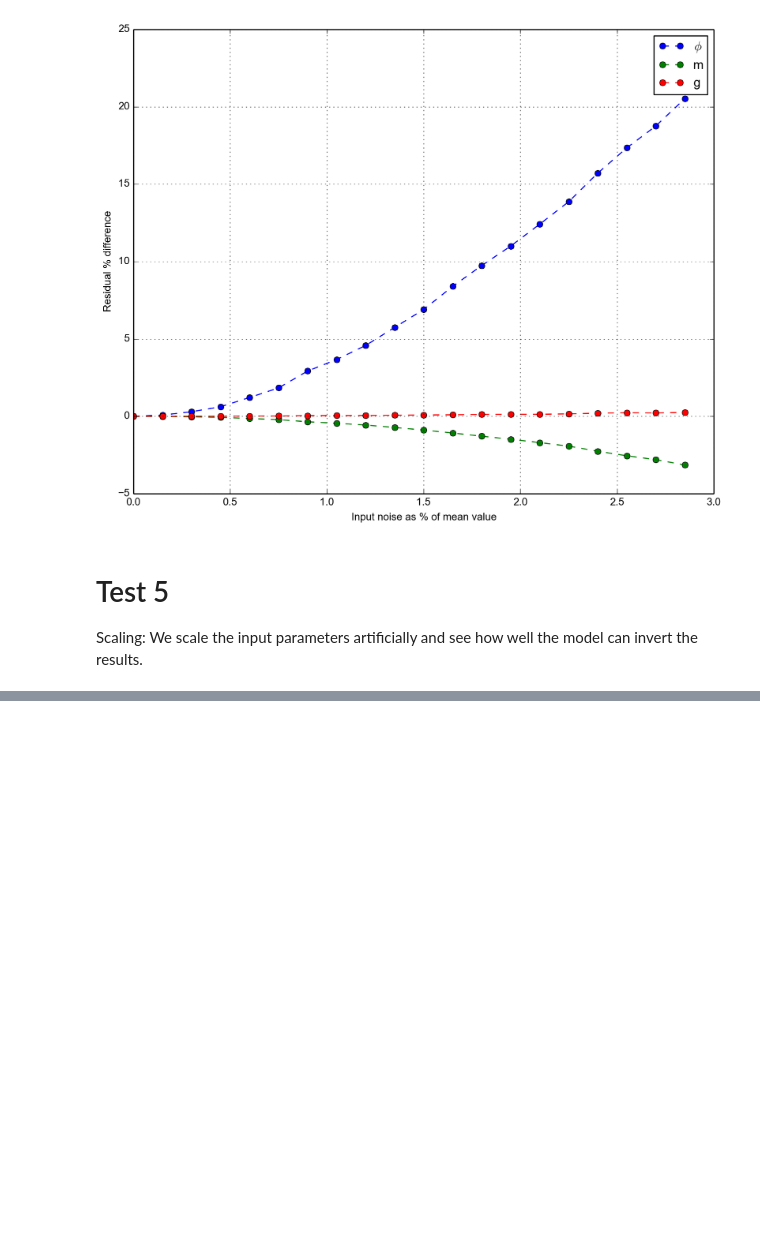
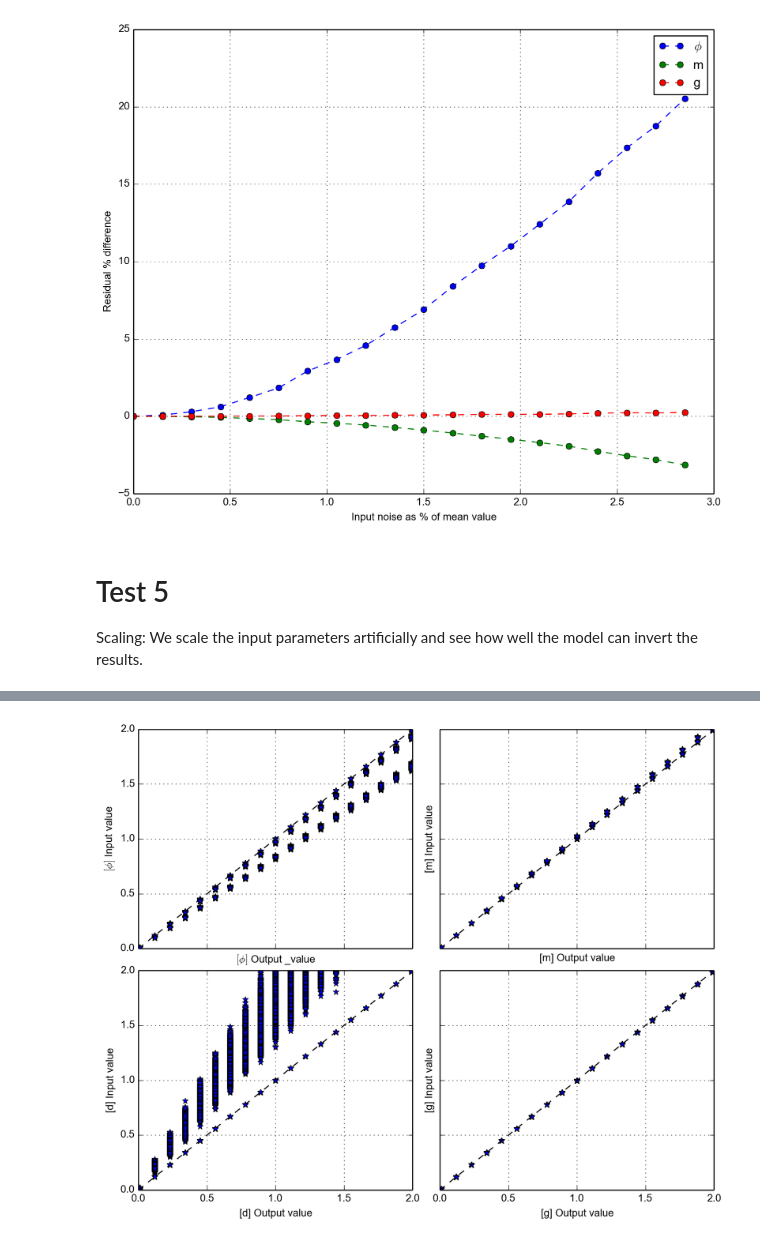
Before and after one commit to marrabld/bootstrappy, a Jupyter notebook: scripts/bootstrap_test.ipynb, the cells around one changed output, grey strips where cells are left out. Cells and saved outputs as stored; diff of their text form; code cells hidden in the pictures; blank space fills up the shorter version.

Commit message:
started sensitivity test

```diff
--- a/scripts/bootstrap_test.ipynb
+++ b/scripts/bootstrap_test.ipynb
@@ -277,7 +281,7 @@ Test 5
 
 Scaling:  We scale the input parameters artificially and see how well the model can invert the results.
 # %%
-scale_vals = np.asarray([1, 0.5, 1.0, 1.0])
+scale_vals = np.asarray([1.5, 3.0, 1.0, 1.0])
 num_bootstraps = 1000000
 min_noise = 0
 max_noise = 0
@@ -295,20 +299,16 @@ noise_list = []
 
 #for noise in np.arange(min_noise, max_noise, noise_steps):
 #    noise_list.append(noise)
-noise = 0.0 #.0001
+noise = 0.001 #.0001
 x = run_bootstrap(a_phi, a_m, a_d, a_g, a_w, bb_phi, bb_m, bb_d, bb_g, bb_w, phi=phi, m=m, d=d, g=g, num_bootstraps=num_bootstraps, noise=noise)
-print(x)
 residual = ((((x[0]) - scale_vals) / x[0]) * 100)
-    #pylab.plot
 
-    #x_list.append(x[0])
-    #residual_list.append(residual)
-
-print('number of loops = ' + str(max_noise / noise_steps))
-print('--------------------')
-print('P :: value    :: residual %')
-print('--------------------')
+#print('number of loops = ' + str(max_noise / noise_steps))
+print('=============================')
+print('P :: value     :: residual %')
+print('-----------------------------')
 for i_iter, i in enumerate(x[0]):
-    print('{0} :: {1:4f}  :: {2:4f} %' ).format(param_str_list[i_iter], 1.0/i, residual[i_iter])
+    print('{0} :: {1:4f}  :: {2:4f} %' ).format(param_str_list[i_iter], i, residual[i_iter])
     #print(i)
+print('=============================')
 # %% [output]
@@ -343,0 +465,72 @@ Find the least-squares solution to a large, sparse, linear system
+# %%
+#############
+# DELETE ME #
+#############
+
+f.clf()
+noise = 0.025 #.0001
+#print(np.arange(min_val, max_val, val_steps))
+
+for i_iter in np.arange(min_val, max_val, val_steps):
+    print('Outer Loop :: ' + str(i_iter))
+    for j_iter in np.arange(min_val, max_val, val_steps):
+        for k_iter in np.arange(min_val, max_val, val_steps):
+            for l_iter in np.arange(min_val, max_val, val_steps):
+                x = run_bootstrap(a_phi, a_m, a_d, a_g, a_w, bb_phi, bb_m, bb_d, bb_g, bb_w, phi=i_iter, m=j_iter, d=k_iter, g=l_iter, num_bootstraps=num_bootstraps, noise=noise)
+                input_list.append([i_iter, j_iter, k_iter, l_iter])
+                output_list.append(x[0])
+
+#print(np.asarray(phi_output_list).shape)
+#print(phi_output_list)
+#f_glob, ax_glob = plt.subplots()
+#ax_glob.set_xlabel('dfd')
+
+f, ((ax1, ax2), (ax3, ax4)) = pylab.subplots(2,2, sharex=True, sharey=True)
+f.subplots_adjust(hspace=0.1)
+f.subplots_adjust(wspace=0.1)
+#ax1.plot(2, 2, 1)
+ax1.grid()
+setp( ax1.get_xticklabels(), visible=False)
+ax1.plot([0, 2], [0, 2], 'k--')
+ax1.plot(np.asarray(input_list)[:, 0], np.asarray(output_list)[:,0], '*')
+pylab.ylim(0, 2)
+pylab.xlim(0, 2)
+ax1.set_ylabel('$[\phi]$ Input value')
+ax1.set_xlabel('$[\phi]$ Output value')
+
+
+ax2 = pylab.subplot(2, 2, 2, sharey=ax1)
+pylab.grid()
+setp( ax2.get_xticklabels(), visible=False)
+setp( ax2.get_yticklabels(), visible=False)
+pylab.plot([0, 2], [0, 2], 'k--')
+pylab.plot(np.asarray(input_list)[:, 1], np.asarray(output_list)[:,1], '*')
+pylab.ylim(0, 2)
+pylab.xlim(0, 2)
+ax2.set_ylabel('[m] Input value')
+ax2.set_xlabel('[m] Output value')
+
+ax3 = pylab.subplot(2, 2, 3)
+pylab.plot([0, 2], [0, 2], 'k--')
+pylab.grid()
+pylab.plot(np.asarray(input_list)[:, 2], np.asarray(output_list)[:,2], '*')
+pylab.ylim(0, 2)
+pylab.xlim(0, 2)
+
+ax3.set_ylabel('[d] Input value')
+ax3.set_xlabel('[d] Output value')
+
+ax4 = pylab.subplot(2, 2, 4)
+pylab.grid()
+setp( ax4.get_yticklabels(), visible=False)
+pylab.plot(np.asarray(input_list)[:, 3], np.asarray(output_list)[:,3], '*')
+pylab.ylim(0, 2)
+pylab.xlim(0, 2)
+pylab.plot([0, 2], [0, 2], 'k--')
+ax4.set_ylabel('[g] Input value')
+ax4.set_xlabel('[g] Output value')
+
+
+f.savefig('2.5%_NoiseTest.png')
+# %% [output]
+[figure, added]
```
Also changed, not shown: parts of 16 cells of this notebook, 1 other file.
